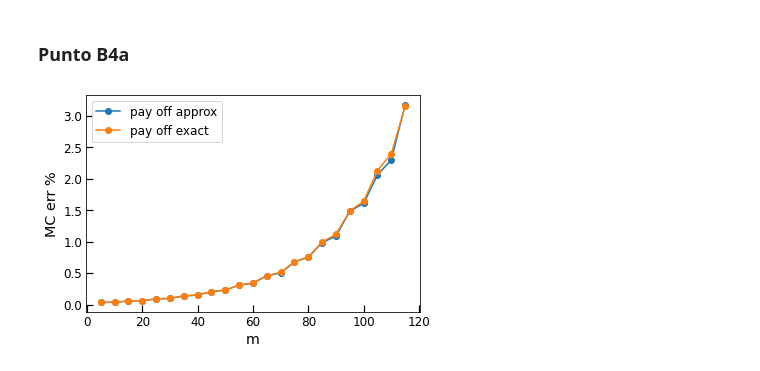
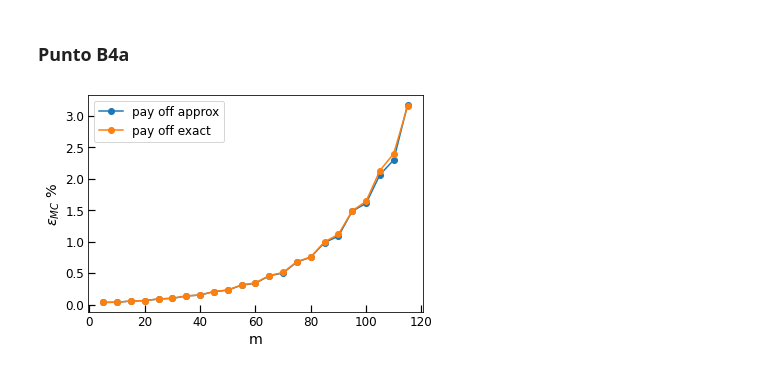
Before and after one commit to magmar1968/assignment_cuda, a Jupyter notebook: py_analisis/punti_B_analysis.ipynb, the cells around one changed output. Saved outputs shown, nothing was run; the diff lists cells and outputs as text; code cells hidden in the pictures.

```diff
--- a/py_analisis/punti_B_analysis.ipynb
+++ b/py_analisis/punti_B_analysis.ipynb
@@ -75,25 +76,25 @@ plt.show()
 # %%
 df = pd.read_csv(pathoutfile + "outfile_B3a.csv")
 
 m_values = df["m"].to_numpy()
 exact_vals = df["exact_result"].to_numpy()
 exact_err  = df["exact_error"].to_numpy()
 appro_vals = df["approx_result"].to_numpy()
 appro_err  = df["approx_erro"].to_numpy()
 scale = 1.2
 
 exact_err_percent = (exact_err * 100) /exact_vals
 appro_err_percent = (appro_err * 100) /exact_vals
 
 plt.plot(m_values,appro_err_percent,"-o",label = r"pay off approx")
 plt.plot(m_values,exact_err_percent,"-o",label = r"pay off exact ")
-plt.ylabel(r"MC err %", size = 12*scale)
+plt.ylabel(r"$\epsilon_{MC}$ %", size = 12*scale)
 plt.xlabel(r"m",       size = 12*scale)
 plt.xticks(size = 10*scale)
 plt.yticks(size = 10*scale)
 plt.tick_params(axis="both", direction='in', length=6*scale,width=1*scale)
 plt.legend( prop={'size': 10*scale})
 
 plt.show()
 # %% [output]
-[figure, old version]
+[figure, new version]
```
Also changed, not shown: parts of 7 cells of this notebook.
